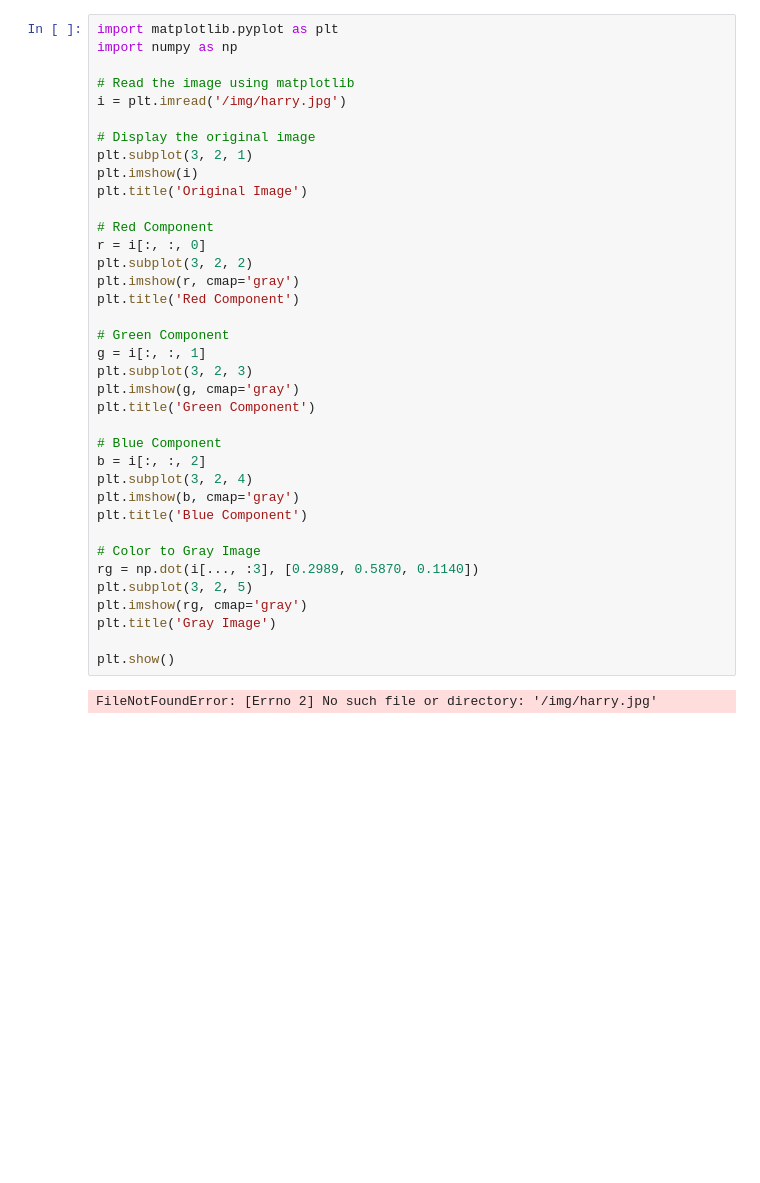
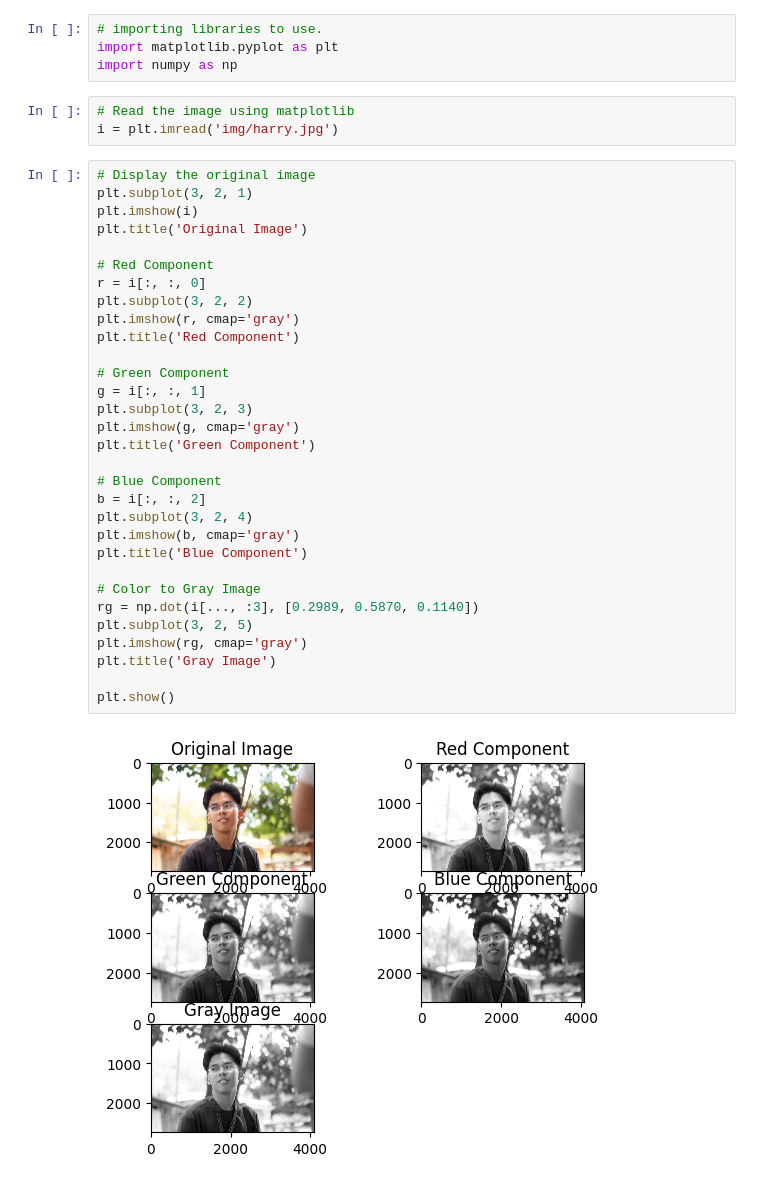
Before and after one commit to cabreraharry/Simulation-and-Display-of-an-Image, a Jupyter notebook: simulation.ipynb, the cells around one changed output. Drawn from its saved outputs; the diff is of its cells as text; blank space fills up the shorter version.

Commit message:
added Complement, Converting and Simulation of an Image

```diff
--- a/simulation.ipynb
+++ b/simulation.ipynb
@@ -1,39 +3,40 @@
+# %%
+# importing libraries to use.
+import matplotlib.pyplot as plt
+import numpy as np
+# %%
+# Read the image using matplotlib
+i = plt.imread('img/harry.jpg')
 # %%
-import matplotlib.pyplot as plt
-import numpy as np
-
-# Read the image using matplotlib
-i = plt.imread('/img/harry.jpg')
-
 # Display the original image
 plt.subplot(3, 2, 1)
 plt.imshow(i)
 plt.title('Original Image')
 
 # Red Component
 r = i[:, :, 0]
 plt.subplot(3, 2, 2)
 plt.imshow(r, cmap='gray')
 plt.title('Red Component')
 
 # Green Component
 g = i[:, :, 1]
 plt.subplot(3, 2, 3)
 plt.imshow(g, cmap='gray')
 plt.title('Green Component')
 
 # Blue Component
 b = i[:, :, 2]
 plt.subplot(3, 2, 4)
 plt.imshow(b, cmap='gray')
 plt.title('Blue Component')
 
 # Color to Gray Image
 rg = np.dot(i[..., :3], [0.2989, 0.5870, 0.1140])
 plt.subplot(3, 2, 5)
 plt.imshow(rg, cmap='gray')
 plt.title('Gray Image')
 
 plt.show()
 # %% [output]
-FileNotFoundError: [Errno 2] No such file or directory: '/img/harry.jpg'
+[figure, added]
```
Also changed, not shown: parts of 3 cells of this notebook.
